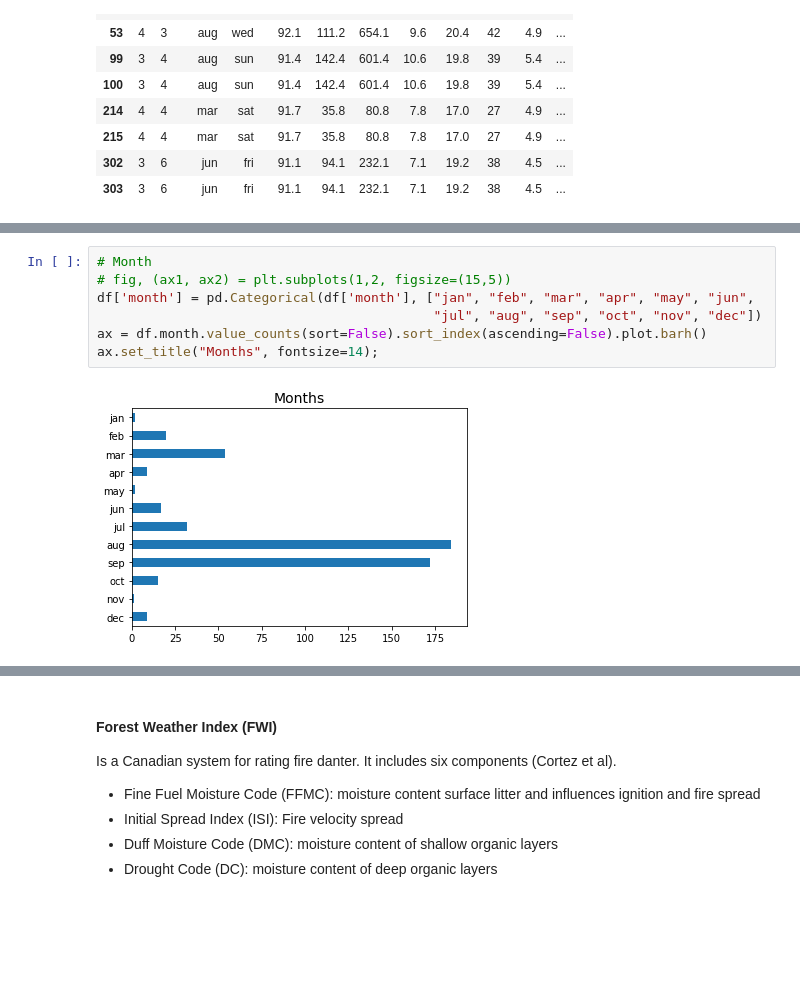
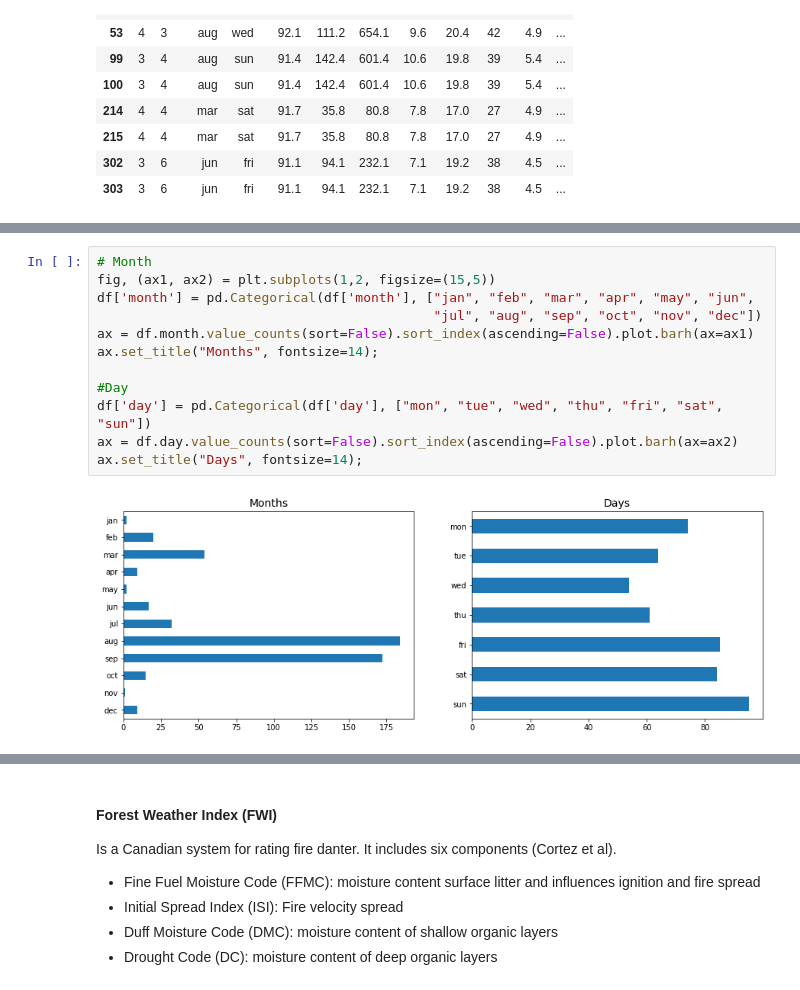
Before and after one commit to leanguardia/msc-project-pipelines, a Jupyter notebook: Wrangling-Fire_Forests.ipynb, the cells around one changed output, grey strips where cells are left out. Cells and saved outputs as stored; diff of their text form; blank space fills up the shorter version.

```diff
--- a/Wrangling-Fire_Forests.ipynb
+++ b/Wrangling-Fire_Forests.ipynb
@@ -103,9 +137,14 @@ ax.set_title('Heat Map of Fire Occurences', fontsize='14');
 # %%
 # Month
-# fig, (ax1, ax2) = plt.subplots(1,2, figsize=(15,5))
+fig, (ax1, ax2) = plt.subplots(1,2, figsize=(15,5))
 df['month'] = pd.Categorical(df['month'], ["jan", "feb", "mar", "apr", "may", "jun",
                                            "jul", "aug", "sep", "oct", "nov", "dec"])
-ax = df.month.value_counts(sort=False).sort_index(ascending=False).plot.barh()
+ax = df.month.value_counts(sort=False).sort_index(ascending=False).plot.barh(ax=ax1)
 ax.set_title("Months", fontsize=14);
+
+#Day
+df['day'] = pd.Categorical(df['day'], ["mon", "tue", "wed", "thu", "fri", "sat", "sun"])
+ax = df.day.value_counts(sort=False).sort_index(ascending=False).plot.barh(ax=ax2)
+ax.set_title("Days", fontsize=14);
 # %% [output]
-[figure, old version]
+[figure, new version]
```
Also changed, not shown: parts of 29 cells of this notebook.
